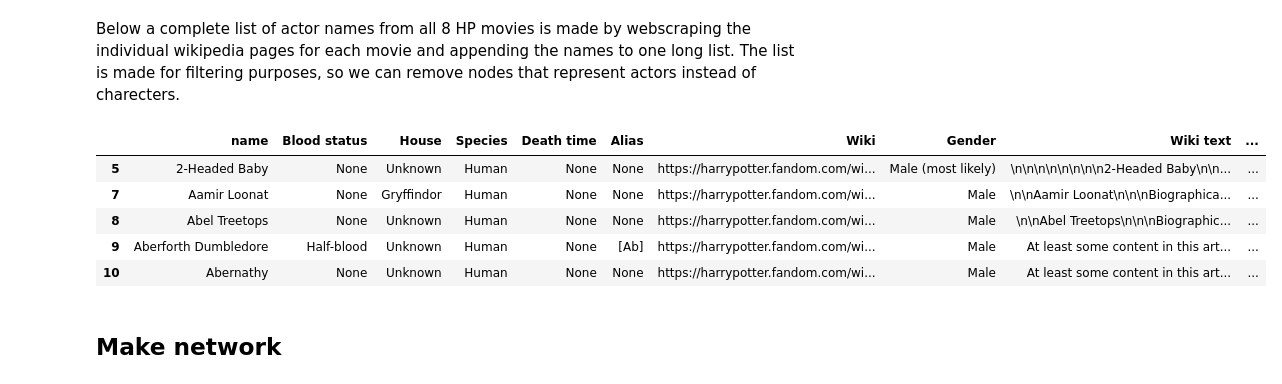
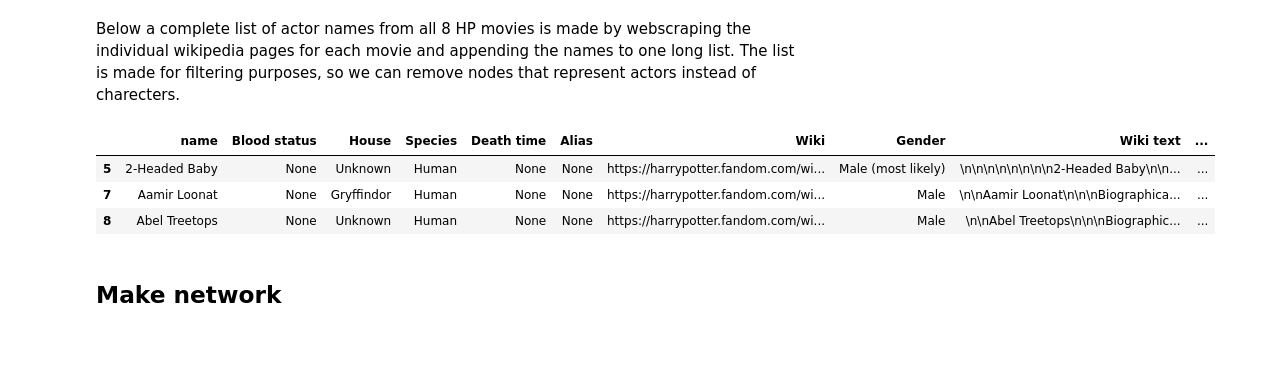
Before and after one commit to fridamariejoergensen/CSS_project, a Jupyter notebook: Explainer_Notebook.ipynb, the cells around one changed output. Saved outputs shown, nothing was run; the diff lists cells and outputs as text; code cells hidden in the pictures; blank space fills up the shorter version.

```diff
--- a/Explainer_Notebook.ipynb
+++ b/Explainer_Notebook.ipynb
@@ -228,15 +229,17 @@ actor_names = scrape_actors(url, actor_names)
 
 # Check
 # print(actor_names)
+# %%
+# Cleaning 'name' column
+mask = ~filtered_data['name'].isin(actor_names)
+filtered_data = filtered_data[mask]
 # %%
-filtered_data.head(5)
+filtered_data.head(3)
 # %% [output]
 |  | name | Blood status | House | Species | Death time | Alias | Wiki | Gender | Wiki text | ... |
 | 5 | 2-Headed Baby | None | Unknown | Human | None | None | https://harrypotter.fandom.com/wi... | Male (most likely) | \n\n\n\n\n\n\n\n2-Headed Baby\n\n... | ... |
 | 7 | Aamir Loonat | None | Gryffindor | Human | None | None | https://harrypotter.fandom.com/wi... | Male | \n\nAamir Loonat\n\n\nBiographica... | ... |
 | 8 | Abel Treetops | None | Unknown | Human | None | None | https://harrypotter.fandom.com/wi... | Male | \n\nAbel Treetops\n\n\nBiographic... | ... |
-| 9 | Aberforth Dumbledore | Half-blood | Unknown | Human | None | [Ab] | https://harrypotter.fandom.com/wi... | Male | At least some content in this art... | ... |
-| 10 | Abernathy | None | Unknown | Human | None | None | https://harrypotter.fandom.com/wi... | Male | At least some content in this art... | ... |
 # %% [markdown]
 ## Make network
 # %%
```
Also changed, not shown: parts of 1 cell of this notebook.
